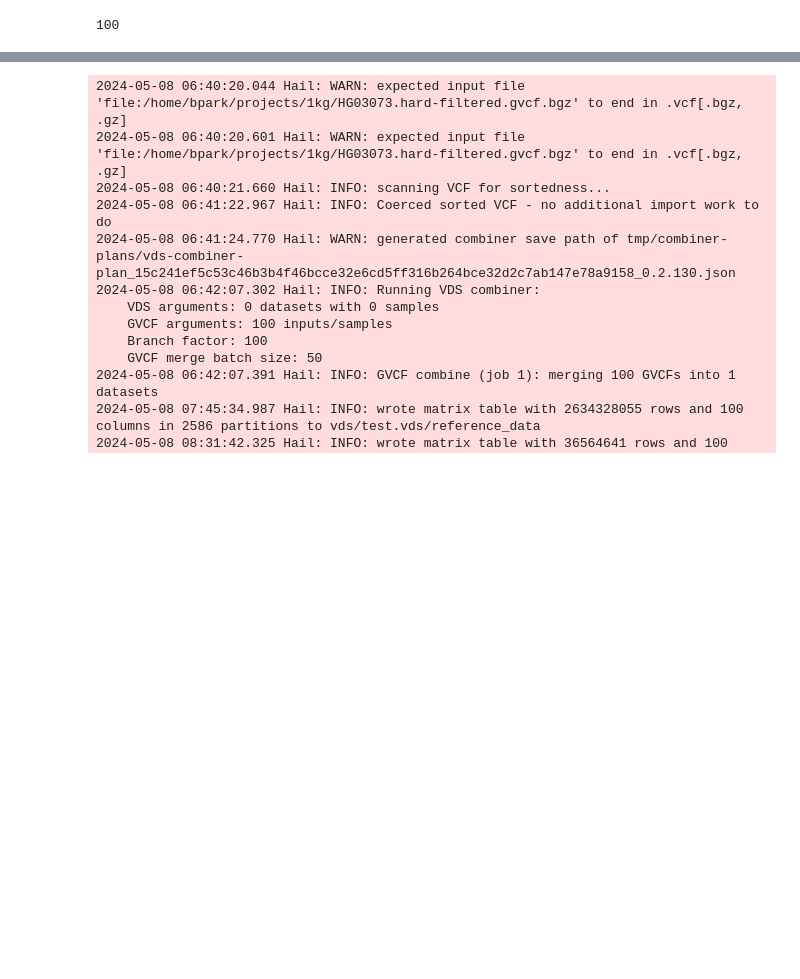
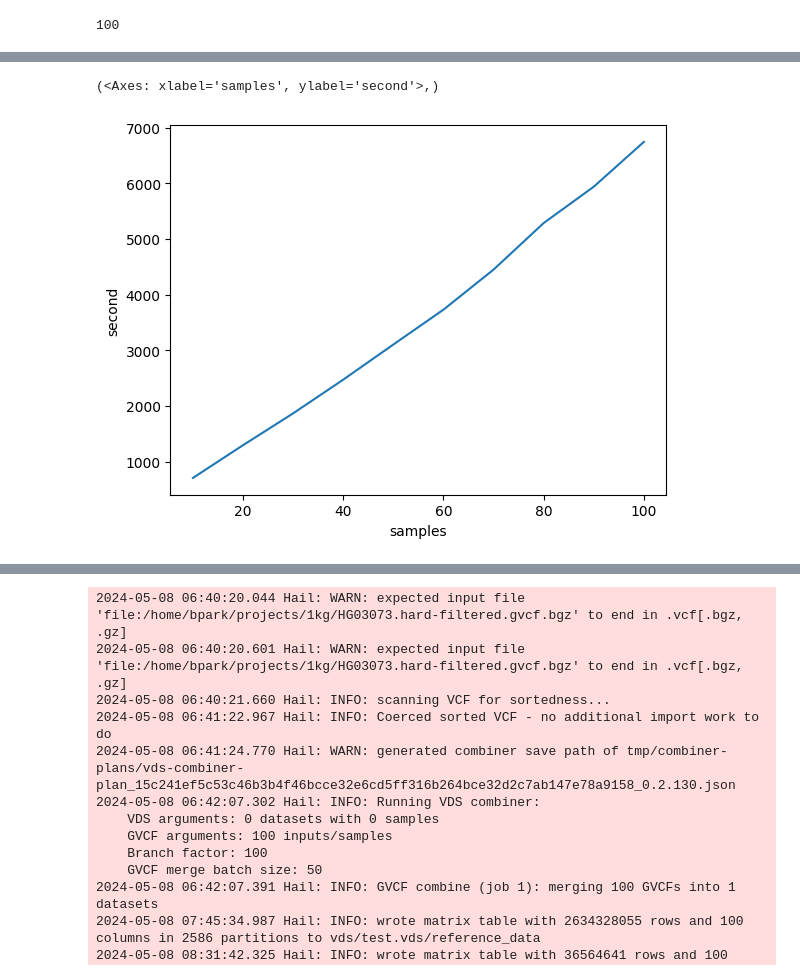
Before and after one commit to bpark-research/hancomcl_sqream_injitech, a Jupyter notebook: hail/bpark.ipynb, the cells around one changed output, grey strips where cells are left out. Cells and saved outputs as stored; diff of their text form; code cells hidden in the pictures; blank space fills up the shorter version.

```diff
--- a/hail/bpark.ipynb
+++ b/hail/bpark.ipynb
@@ -31,0 +116,22 @@ len(gvcfs)
+# %%
+run_time = []
+
+for i in tqdm(range(10)):
+    start = time.time()
+
+    e = (i+1)*10
+    combiner = hl.vds.new_combiner(
+        output_path ='vds/test{}.vds'.format(i),
+        temp_path='tmp/',
+        gvcf_paths= gvcfs[0:e],
+        use_genome_default_intervals = True
+    )
+
+    combiner.run()
+
+    end = time.time()
+
+    sec = (end - start)
+    run_time.append(sec)
+    result = datetime.timedelta(seconds=sec)
+    print(sec, result)
@@ -31,0 +166,16 @@ len(gvcfs)
+# %%
+run_time = [707.310346364975,
+ 1295.6314814090729,
+ 1867.4010529518127,
+ 2472.555118560791,
+ 3103.7694895267487,
+ 3729.6545066833496,
+ 4449.565585851669,
+ 5285.282224416733,
+ 5938.377403259277,
+ 6742.795735836029]
+# %%
+x = []
+for i in range(10):
+    e = (i+1)*10
+    x.append(e)
@@ -31,0 +199,10 @@ len(gvcfs)
+# %%
+import seaborn as sns
+import pandas as pd
+
+df = pd.DataFrame({ "samples": x, "second": run_time})
+
+sns.lineplot(data=df, x="samples", y="second"),
+# %% [output]
+(<Axes: xlabel='samples', ylabel='second'>,)
+[figure, added]
```
Also changed, not shown: parts of 20 cells of this notebook, 2 other files.
